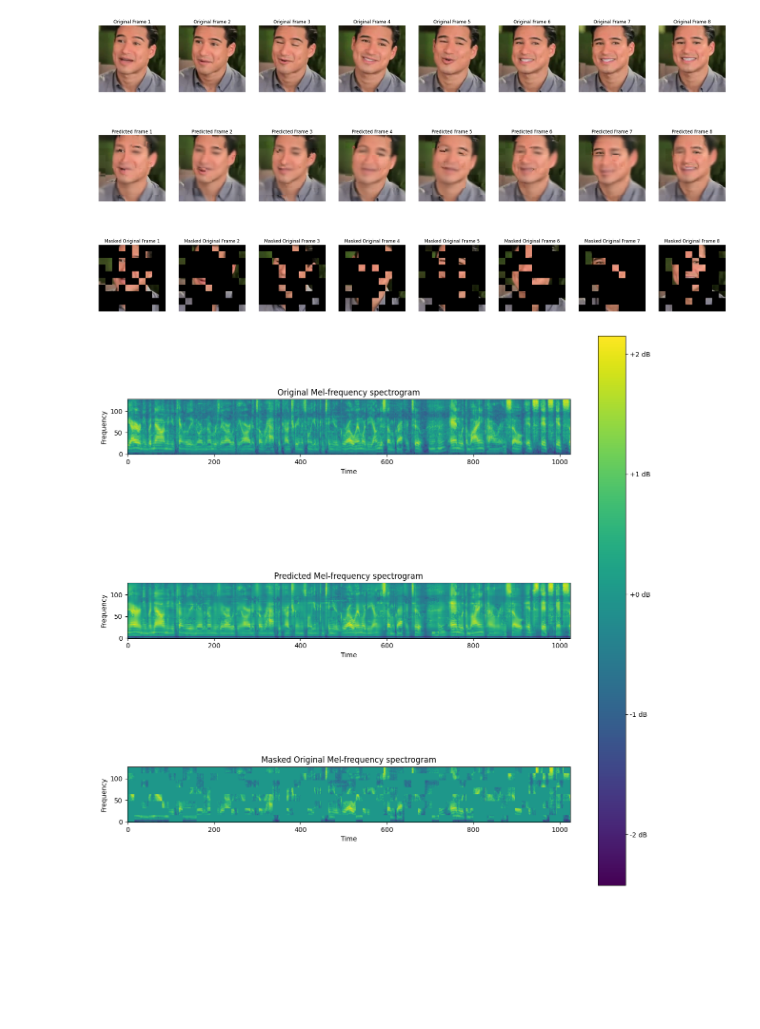
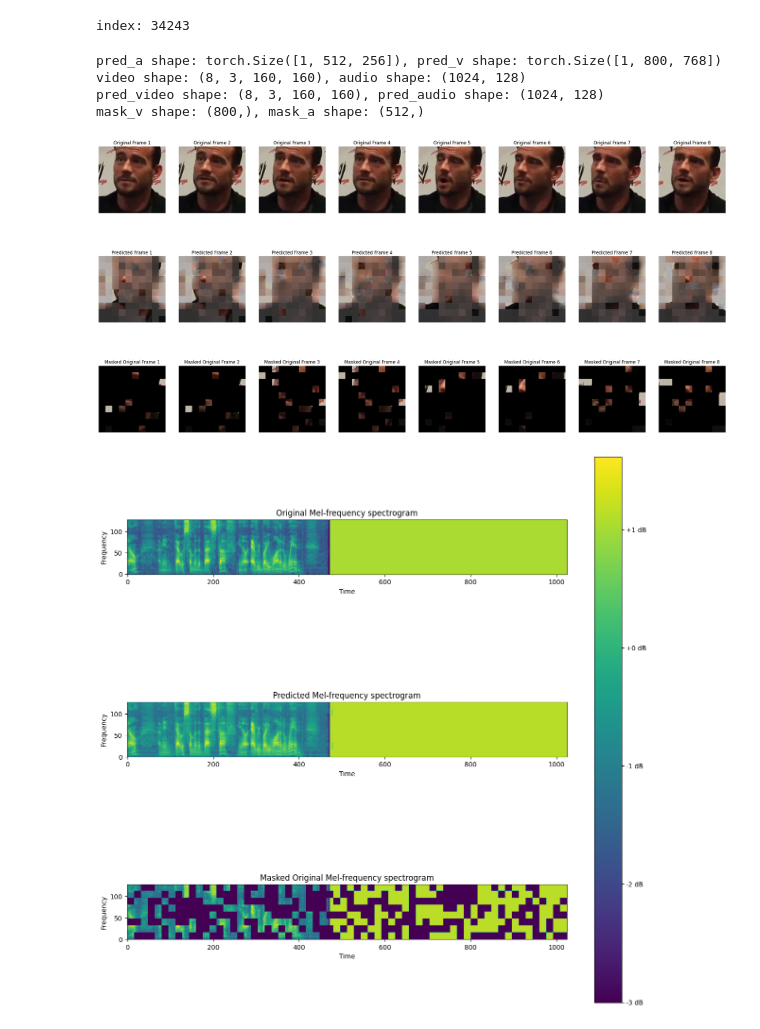
Before and after one commit to Cb1ock/Uni-cmae, a Jupyter notebook: src/vis.ipynb, the cells around one changed output. Cells and saved outputs as stored; diff of their text form; code cells hidden in the pictures; blank space fills up the shorter version.

```diff
--- a/src/vis.ipynb
+++ b/src/vis.ipynb
@@ -120,3 +106,37 @@ mask_v shape: (800,), mask_a shape: (512,)
+# %%
+
+# 获取 val_set 中的一个样本
+index = random.randint(0, len(val_set))
+print(f'index: {index}')
+audio, video, label = val_set[index]
+# %% [output]
+index: 34243
+# %%
+
+# 前向传播
+pred_video, pred_audio, mask_v, mask_a, video, audio = audio_model.forward_vis(audio.unsqueeze(0), video.unsqueeze(0), mask_ratio_a=0.5, mask_ratio_v=0.9)
+
+# 处理输出数据的 shape
+video = video.squeeze(0).permute(1, 0, 2, 3).detach().cpu().numpy()  # (8, 3, 160, 160)
+audio = audio.squeeze(0).squeeze(0).transpose(0,1).detach().cpu().numpy()  # (1024, 128)
+pred_video = pred_video.squeeze(0).permute(1, 0, 2, 3).detach().cpu().numpy()  # (8, 3, 160, 160)
+pred_audio = pred_audio.squeeze(0).squeeze(0).transpose(0, 1).detach().cpu().numpy()  # (1024, 128)
+mask_v = mask_v.squeeze(0).detach().cpu().numpy()  # (800,)
+mask_a = mask_a.squeeze(0).detach().cpu().numpy()  # (512,)
+
+
+print(f'video shape: {video.shape}, audio shape: {audio.shape}')
+print(f'pred_video shape: {pred_video.shape}, pred_audio shape: {pred_audio.shape}')
+print(f'mask_v shape: {mask_v.shape}, mask_a shape: {mask_a.shape}')
+
+# Normalize video frames and predictions to [0, 1]
+video = np.clip((video - video.min()) / (video.max() - video.min()), 0, 1)
+pred_video = np.clip((pred_video - pred_video.min()) / (pred_video.max() - pred_video.min()), 0, 1)
+# %% [output]
+pred_a shape: torch.Size([1, 512, 256]), pred_v shape: torch.Size([1, 800, 768])
+video shape: (8, 3, 160, 160), audio shape: (1024, 128)
+pred_video shape: (8, 3, 160, 160), pred_audio shape: (1024, 128)
+mask_v shape: (800,), mask_a shape: (512,)
 # %%
 # Visualization
 fig, axes = plt.subplots(3, video.shape[0], figsize=(30, 15))
@@ -128,40 +148,42 @@ for i in range(video.shape[0]):
     axes[0, idx].imshow(np.transpose(video[i], (1, 2, 0)))
     axes[0, idx].axis('off')
     axes[0, idx].set_title(f'Original Frame {i+1}')
 
     # Predicted frame with real unmasked regions
     pred_frame_with_real = np.transpose(pred_video[i], (1, 2, 0)).copy()
     real_frame = np.transpose(video[i], (1, 2, 0)).copy()
 
-    mask = mask_v.reshape(video.shape[0], video.shape[2] // patch_size, -1)
+    # Adjust mask shape to match video frames
+    mask = mask_v.reshape(video.shape[0] // 2, video.shape[2] // patch_size, -1)
+    mask = np.repeat(mask, 2, axis=0)  # Repeat mask for each pair of frames # 这里哦！
 
-    for y in range(mask.shape[1]):  # 修复索引错误
-        for x in range(mask.shape[2]):  # 修复索引错误
-            if mask[i, y, x] == 0:  # 确保 mask 是标量值
+    for y in range(mask.shape[1]):
+        for x in range(mask.shape[2]):
+            if mask[i, y, x] == 0:
                 pred_frame_with_real[y*patch_size:(y+1)*patch_size, x*patch_size:(x+1)*patch_size, :] = \
                     real_frame[y*patch_size:(y+1)*patch_size, x*patch_size:(x+1)*patch_size, :]
 
     axes[1, idx].imshow(pred_frame_with_real)
     axes[1, idx].axis('off')
     axes[1, idx].set_title(f'Predicted Frame {i+1}')
 
     # Masked original video frame
-    masked_frame = video[i].copy()
-    mask = mask_v[idx * (video.shape[2] // patch_size) * (video.shape[3] // patch_size):(idx + 1) * (video.shape[2] // patch_size) * (video.shape[3] // patch_size)]
+    masked_frame = video[i].copy() # 如何对8帧做呢？下面这句的idx//2全变成idx， 然后上面的repeat去掉即可
+    mask = mask_v[idx // 2 * (video.shape[2] // patch_size) * (video.shape[3] // patch_size):(idx // 2 + 1) * (video.shape[2] // patch_size) * (video.shape[3] // patch_size)]
     mask = mask.reshape(video.shape[2] // patch_size, video.shape[3] // patch_size)
 
     for y in range(mask.shape[0]):
         for x in range(mask.shape[1]):
             if mask[y, x] > 0:
                 masked_frame[:, y*patch_size:(y+1)*patch_size, x*patch_size:(x+1)*patch_size] = 0
 
     axes[2, idx].imshow(np.transpose(masked_frame, (1, 2, 0)))
     axes[2, idx].axis('off')
     axes[2, idx].set_title(f'Masked Original Frame {i+1}')
 
 plt.show()
 # %% [output]
-[figure, old version]
+[figure, new version]
 # %%
 # 可视化原始频谱图、预测频谱图和掩码后的频谱图
 fig, axes = plt.subplots(3, 1, figsize=(15, 15))
@@ -192,7 +214,7 @@ mask = mask_a.reshape(-1, 8)
 for i in range(mask.shape[0]):
     for j in range(mask.shape[1]):
         if mask[i, j] > 0:
-            masked_audio[i * 16:(i + 1) * 16, j * 16:(j + 1) * 16] = 0
+            masked_audio[i * 16:(i + 1) * 16, j * 16:(j + 1) * 16] = -3
 
 im2 = axes[2].imshow(masked_audio.T, aspect='equal', origin='lower')
 axes[2].set_title('Masked Original Mel-frequency spectrogram')
@@ -204,7 +226,7 @@ fig.colorbar(im2, ax=axes.ravel().tolist(), orientation='vertical', format='%+2.
 
 plt.show()
 # %% [output]
-[figure, old version]
+[figure, new version]
 # %%
 # import librosa
 # import librosa.display
```
Also changed, not shown: parts of 3 cells of this notebook, 11 other files.
